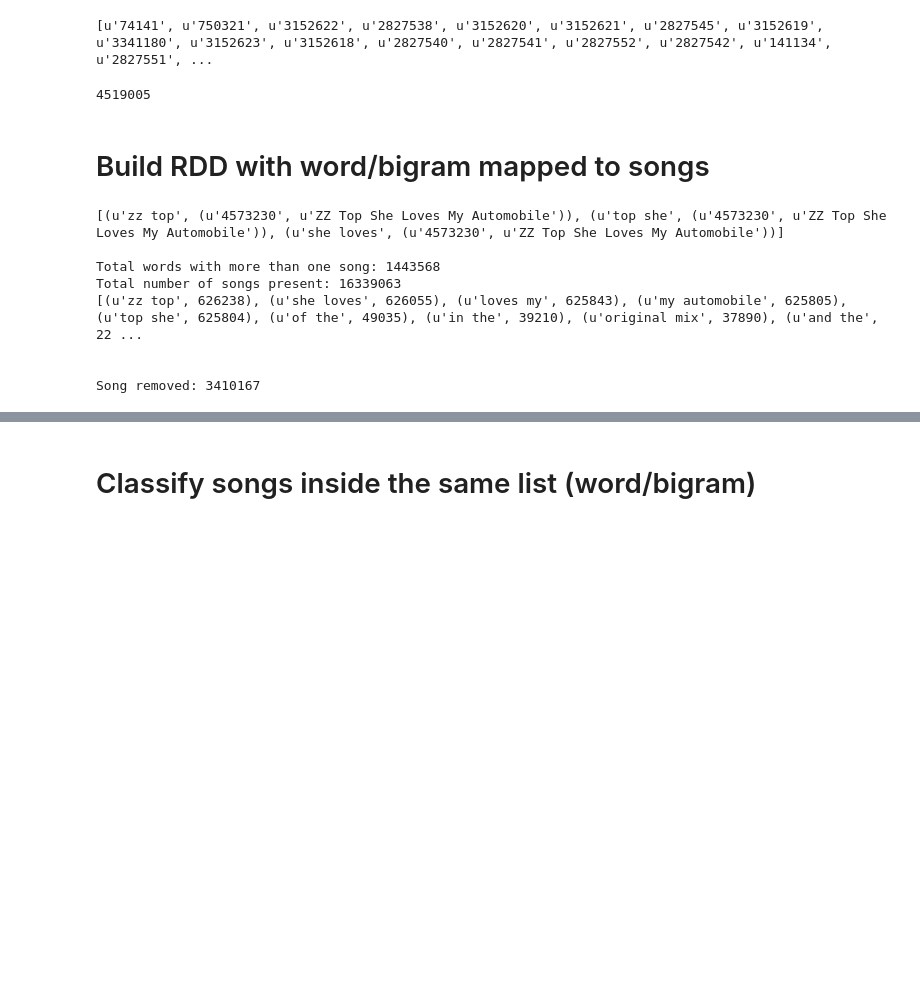
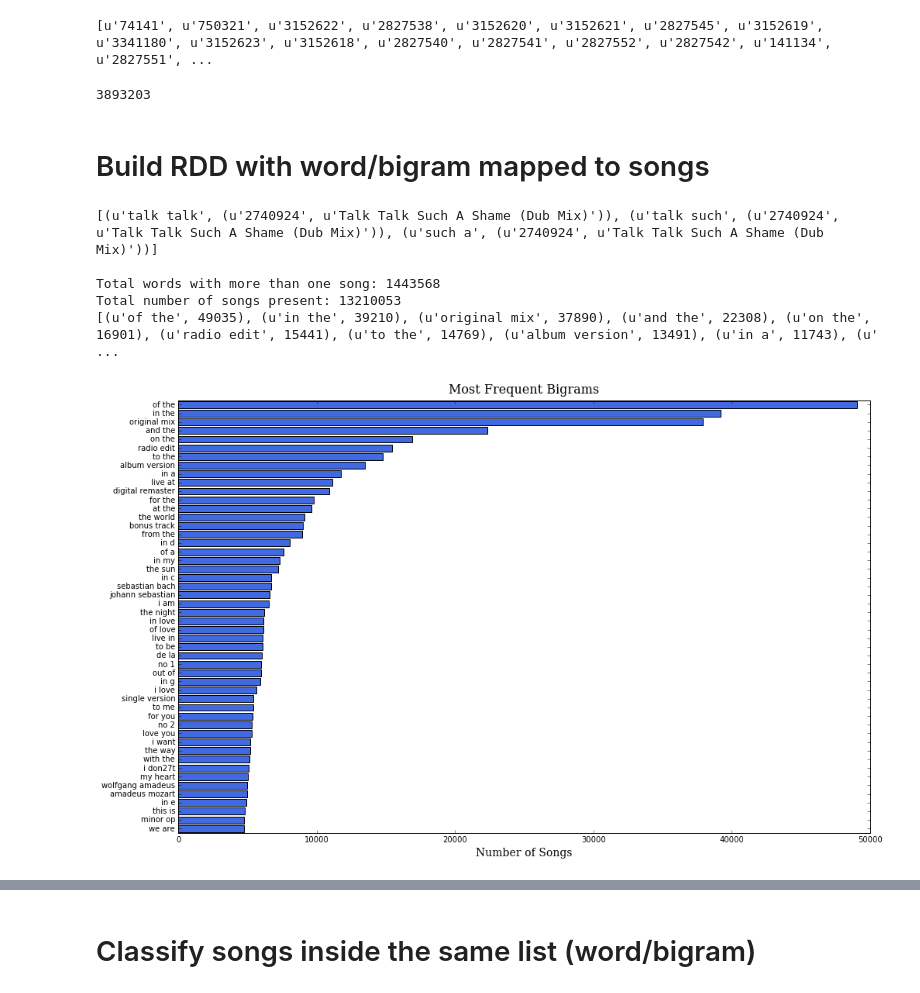
Before and after one commit to matti16/PlaylistRecMicro, a Jupyter notebook: playlistrec-master/notebooks/Clustering_Tracks_SARA_Cluster.ipynb, the cells around one changed output, grey strips where cells are left out. Cells and saved outputs as stored; diff of their text form; code cells hidden in the pictures; blank space fills up the shorter version.

```diff
--- a/playlistrec-master/notebooks/Clustering_Tracks_SARA_Cluster.ipynb
+++ b/playlistrec-master/notebooks/Clustering_Tracks_SARA_Cluster.ipynb
@@ -40,7 +40,9 @@ HDFS_PATH = "hdfs://hathi-surfsara"
 
 from pyspark import SparkConf, SparkContext
 from pyspark.sql import SQLContext
-sconf = SparkConf()
+sconf = SparkConf(False)
+
+sconf.setAppName("mattia")
 
 # Master is now yarn-client. The YARN and hadoop config is read from the environment
 sconf.setMaster("yarn-client")
@@ -161,9 +163,11 @@ tracksRDD = tracksRDD.repartition(200)
 tracksRDD = tracksRDD.map(lambda x: x.split('\t')).map(lambda x: (x[1], json.loads(x[3])['name'].split('/') ) )
 tracksRDD = tracksRDD.map(lambda x: (x[0], " ".join( (x[1][0], x[1][2]) ) )).distinct()
 tracksRDD = tracksRDD.map(lambda x : (x[0], my_replace_punct(x[1])))
+
+ZZ_TOP = 3893303
+tracksRDD = tracksRDD.filter(lambda x: int(x[0]) < ZZ_TOP)
 tracksRDD = tracksRDD.map(lambda x: (x[0], tokenize_song(x[1]), x[1]))
 
-#tracksRDD.saveAsPickleFile(BASE_PATH + '/30Mdataset/entities/tracksPickle')
 tracksIdsRDD = tracksRDD.map(lambda x: (int(x[0]), [x[0]]))
 
 try:
@@ -200,7 +204,7 @@ if TESTING:
     tracksRDD = sc.parallelize(tracksRDD)
     print tracksRDD.take(3)
 # %% [output]
-4519005
+3893203
 # %% [markdown]
 # Build RDD with word/bigram mapped to songs
 # %%
@@ -231,41 +235,47 @@ print wordsRDD.take(3)
 wordsRDD = wordsRDD.groupByKey().filter(lambda x: len(x[1]) > 1)
 
 #Eliminate words in top 0.1% of words
-try:
-    total_words = wordsRDD.count()
-    print "\nTotal words with more than one song: " + str(total_words)
+total_words = wordsRDD.count()
+print "\nTotal words with more than one song: " + str(total_words)
 
-    nwords = 20 #int(total_words*0.001)
-    top_words_count = wordsRDD.map(lambda x: (x[0], len(x[1])))
+nwords = 100 #int(total_words*0.001)
+top_words_count = wordsRDD.map(lambda x: (x[0], len(x[1])))
 
-    total_number_of_songs = top_words_count.reduce(lambda x,y: (0, x[1] + y[1]))[1]
-    print "Total number of songs present: " + str(total_number_of_songs)
+total_number_of_songs = top_words_count.reduce(lambda x,y: (0, x[1] + y[1]))[1]
+print "Total number of songs present: " + str(total_number_of_songs)
 
-    top_words_count = top_words_count.takeOrdered(nwords, lambda x: -x[1])
+top_words_count = top_words_count.takeOrdered(nwords, lambda x: -x[1])
 
-    print str(top_words_count) + "\n"
-
-    song_removed = 0
-    top_words = []
-    for i in top_words_count:
-        song_removed += i[1]
-        top_words.append(i[0])
-
-    print "\nSong removed: " + str(song_removed)
-
-    wordsRDD = wordsRDD.filter(lambda x: x[0] not in top_words)
-
-    sendNotificationToMattia("Removed Words - Songs: removed " + str(song_removed) + " / " + str(total_number_of_songs) , str(top_words_count))
-
-except Exception, err:
-    sendNotificationToMattia("Fuck you!", str(err))
-    print str(err)
+print str(top_words_count) + "\n"
 # %% [output]
-[(u'zz top', (u'4573230', u'ZZ Top She Loves My Automobile')), (u'top she', (u'4573230', u'ZZ Top She Loves My Automobile')), (u'she loves', (u'4573230', u'ZZ Top She Loves My Automobile'))]
+[(u'talk talk', (u'2740924', u'Talk Talk Such A Shame (Dub Mix)')), (u'talk such', (u'2740924', u'Talk Talk Such A Shame (Dub Mix)')), (u'such a', (u'2740924', u'Talk Talk Such A Shame (Dub Mix)'))]
 
 Total words with more than one song: 1443568
-Total number of songs present: 16339063
-[(u'zz top', 626238), (u'she loves', 626055), (u'loves my', 625843), (u'my automobile', 625805), (u'top she', 625804), (u'of the', 49035), (u'in the', 39210), (u'original mix', 37890), (u'and the', 22 ...
-
-
-Song removed: 3410167
+Total number of songs present: 13210053
+[(u'of the', 49035), (u'in the', 39210), (u'original mix', 37890), (u'and the', 22308), (u'on the', 16901), (u'radio edit', 15441), (u'to the', 14769), (u'album version', 13491), (u'in a', 11743), (u' ...
+# %%
+from matplotlib import pyplot as plt
+%matplotlib inline
+
+font_title = {'family': 'serif',
+                   'weight': 'normal',
+                   'verticalalignment': 'bottom',
+                   'size': 16}
+font_labels = {'family': 'serif',
+                   'weight': 'normal',
+                   'size': 14}
+
+N = 50
+val = list(reversed([i[1] for i in top_words_count[:N]]))
+labels = list(reversed([i[0] for i in top_words_count[:N]]))
+pos = [i + .5 for i in range(len(val))]
+
+plt.figure(1, figsize = (16,10))
+plt.barh(pos, val, align = 'center', color = 'royalblue')
+plt.yticks(pos, labels)
+plt.xlabel('Number of Songs', fontdict = font_labels)
+plt.title('Most Frequent Bigrams', fontdict = font_title)
+
+plt.show()
+# %% [output]
+[figure, added]
```
Also changed, not shown: parts of 11 cells of this notebook, 13 other files.
